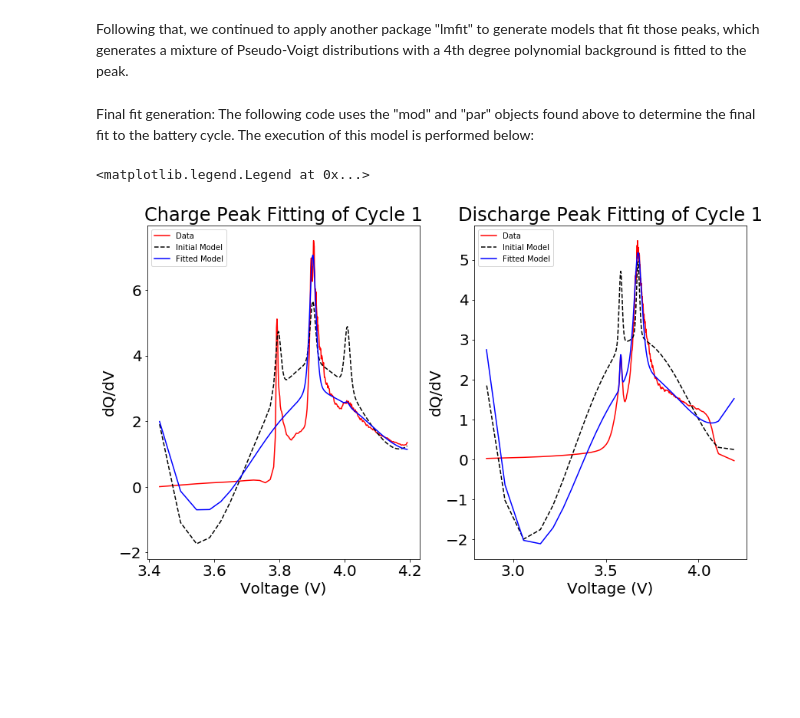
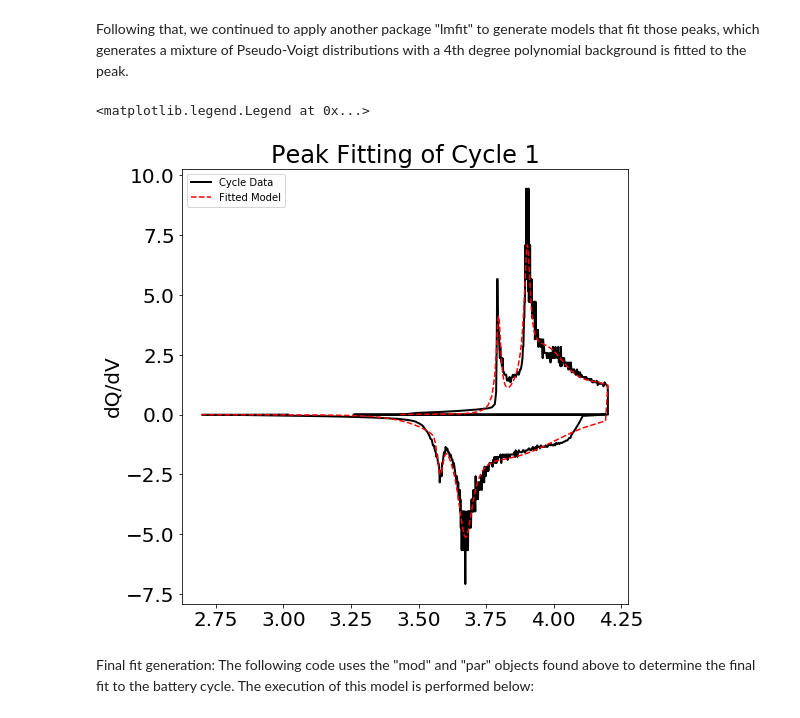
Before and after one commit to nicolet5/DiffCapAnalyzer, a Jupyter notebook: examples/Detailed_Steps_Example.ipynb, the cells around one changed output. Cells and saved outputs as stored; diff of their text form; code cells hidden in the pictures; blank space fills up the shorter version.

```diff
--- a/examples/Detailed_Steps_Example.ipynb
+++ b/examples/Detailed_Steps_Example.ipynb
@@ -299,35 +185,23 @@ for index in i2:
+# %%
+smooth_df = smooth_charge.append(smooth_discharge)
+cyc = 1
+
+new_df_mody, model_c_vals, model_d_vals, peak_heights_c, peak_heights_d = dct.get_model_dfs(smooth_df, datatype, 1, lenmax, peak_thresh)
+
+# plots data
+fig5 = plt.figure(figsize = (8,8), facecolor = 'w', edgecolor= 'k')
+
+plt.plot(clean_df['Voltage(V)'], clean_df['dQ/dV'], c = 'black', linewidth = 2, label = 'Clean Cycle Data')
+#plt.plot(smooth_df['Voltage(V)'], smooth_df['Smoothed_dQ/dV'], 'r')
+plt.plot(smooth_df['Voltage(V)'], new_df_mody['Model'], 'r--')
+
+plt.ylabel('dQ/dV')
+plt.rcParams.update({'font.size':20})
+plt.title('Peak Fitting of Cycle 1', fontsize = 24)
+plt.legend(['Cycle Data', 'Fitted Model'], loc=2, fontsize=10)
+#plt.plot(discharge['Voltage(V)'][i_discharge], -discharge['Smoothed_dQ/dV'][i_discharge], 'o', c='b')
+# %% [output]
+<matplotlib.legend.Legend at 0x...>
+[figure, added]
 # %% [markdown]
 Final fit generation: The following code uses the "mod" and "par" objects found above to determine the final fit to the battery cycle. The execution of this model is performed below:
-# %%
-# evaluates fit using the default scipy.leastsquare method
-modelc = modc.fit(sigy_bot1, parc, x=sigx_bot1)
-modeld = modd.fit(sigy_bot2, pard, x=sigx_bot2)
-
-# generates a fit report containing fit parameters as well as error values
-# print(model.fit_report(min_correl=0.5))
-
-# plots data
-fig5 = plt.figure(figsize = (14,8), facecolor = 'w', edgecolor= 'k')
-
-plt.subplot(1, 2, 1)
-plt.plot(sigx_bot1, sigy_bot1, 'r')
-plt.plot(sigx_bot1, modelc.init_fit, 'k--')
-plt.plot(sigx_bot1, modelc.best_fit, 'b-')
-plt.xlabel('Voltage (V)')
-plt.ylabel('dQ/dV')
-plt.rcParams.update({'font.size':20})
-plt.title('Charge Peak Fitting of Cycle 1', fontsize = 24)
-plt.legend(['Data', 'Initial Model', 'Fitted Model'], loc=2, fontsize=10)
-
-plt.subplot(1, 2, 2)
-plt.plot(sigx_bot2, sigy_bot2, 'r')
-plt.plot(sigx_bot2, modeld.init_fit, 'k--')
-plt.plot(sigx_bot2, modeld.best_fit, 'b-')
-plt.xlabel('Voltage (V)')
-plt.ylabel('dQ/dV')
-plt.rcParams.update({'font.size':20})
-plt.title('Discharge Peak Fitting of Cycle 1', fontsize = 24)
-plt.legend(['Data', 'Initial Model', 'Fitted Model'], loc=2, fontsize=10)
-# %% [output]
-<matplotlib.legend.Legend at 0x...>
-[figure, removed]
```
Also changed, not shown: parts of 7 cells of this notebook, 1 other file.
